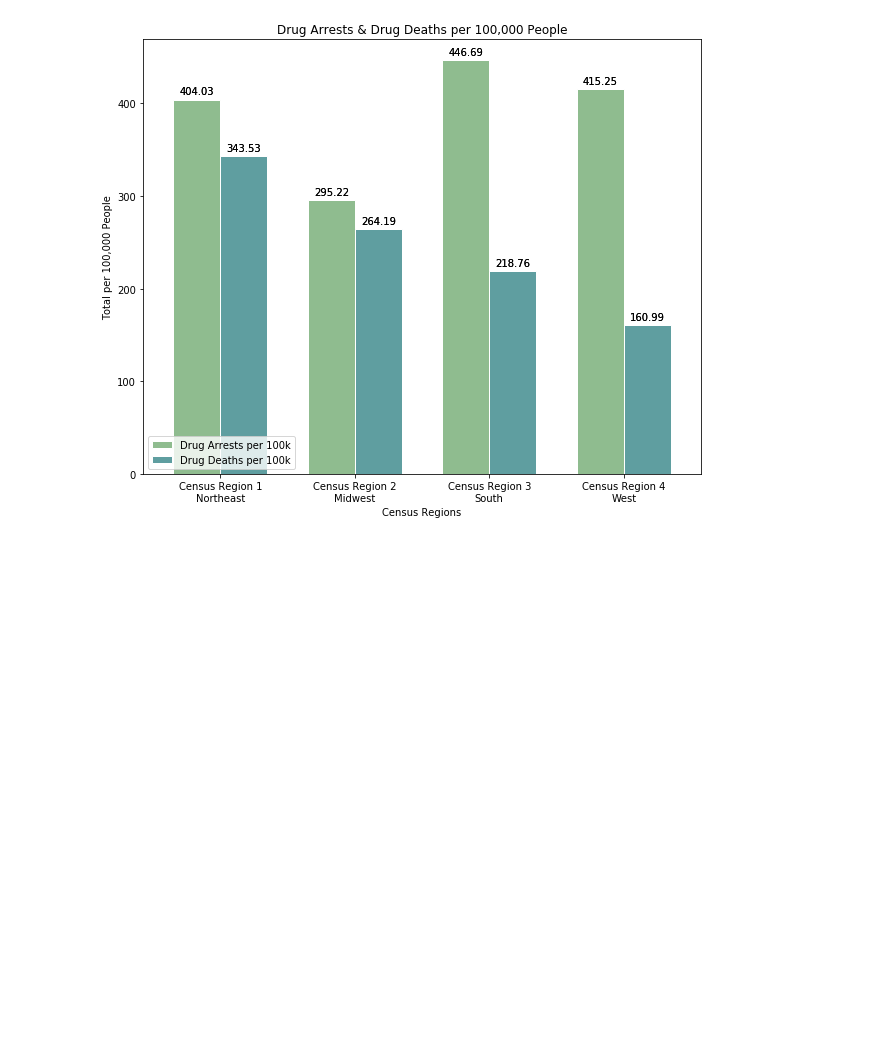
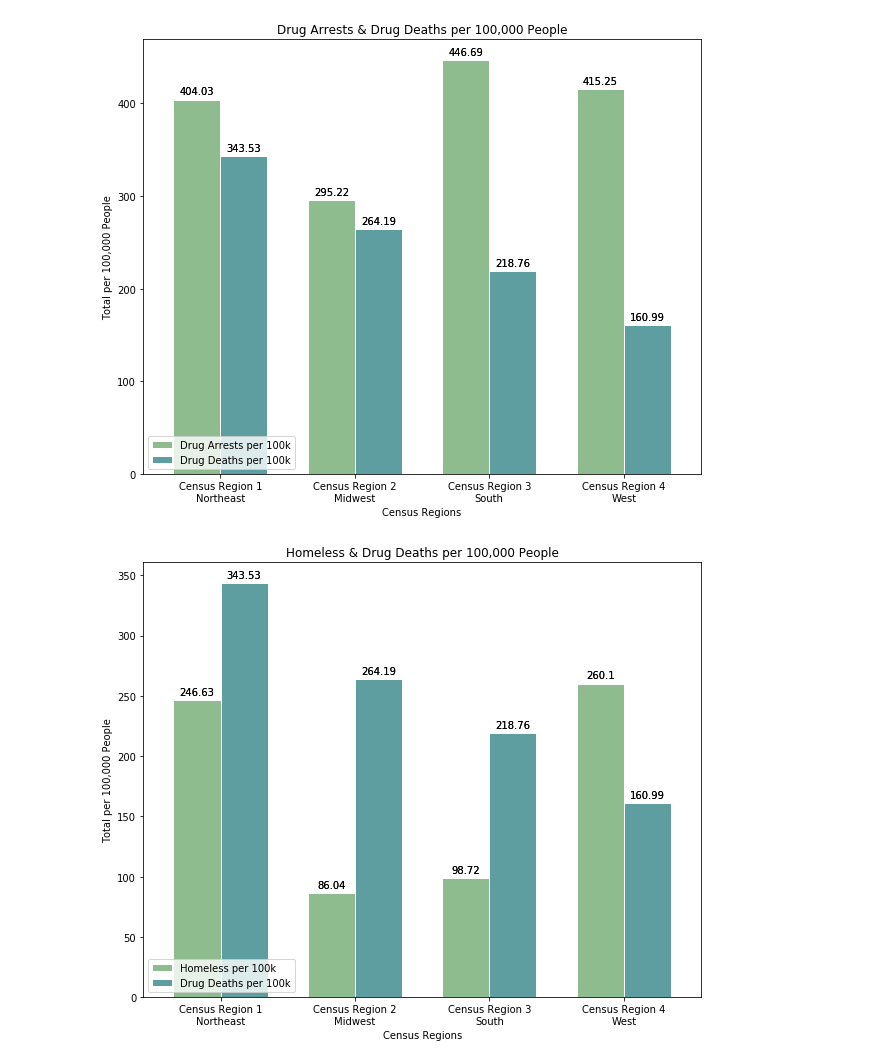
Before and after one commit to linmck/group_project_1, a Jupyter notebook: graphing.ipynb, the cells around one changed output. Cells and saved outputs as stored; diff of their text form; code cells hidden in the pictures; blank space fills up the shorter version.

Commit message:
Added in Homeless v. Drug Death bar chart

```diff
--- a/graphing.ipynb
+++ b/graphing.ipynb
@@ -198,3 +198,65 @@ autolabel(arrest_vals)
 autolabel(overdose_vals)
 # %% [output]
 [figure]
+# %%
+# Combine arrests, overdoses, and population data to get per capita data
+tot_homeless_pop_reg = reg_pivot.loc["Homeless Population"]
+tot_overdose_reg = reg_pivot.loc["Number of Drug Overdose Deaths"]
+tot_pop_reg = census_df.loc["Total population"]
+tot_pop_reg = pd.to_numeric(tot_pop_reg.str.replace(',',''), errors='coerce')
+homeless_overdose_pop = pd.DataFrame([tot_homeless_pop_reg, tot_overdose_reg, tot_pop_reg])
+
+#Calculate per capita data
+homeless_overdose_pop.loc["Homeless Per 100,000 People"] = ((homeless_overdose_pop.loc["Homeless Population"] / homeless_overdose_pop.loc["Total population"])*100000)
+homeless_overdose_pop.loc["Drug Deaths Per 100,000 People"] = ((homeless_overdose_pop.loc["Number of Drug Overdose Deaths"] / homeless_overdose_pop.loc["Total population"])*100000)
+homeless_v_overdose = homeless_overdose_pop.drop({"Homeless Population","Total population", "Number of Drug Overdose Deaths"})
+homeless_v_overdose = homeless_v_overdose.round(2)
+
+# Data to plot
+width = .35
+x_axis1 = np.arange(len(homeless_v_overdose.columns))
+x_axis2 = [x + (width) for x in x_axis1]
+homeless = homeless_v_overdose.iloc[0]
+overdose = homeless_v_overdose.iloc[1]
+homeless_vals = homeless[1].tolist()
+overdose_vals = overdose[1].tolist()
+regions = ["Census Region 1\nNortheast", "Census Region 2\nMidwest", "Census Region 3\nSouth", "Census Region 4\nWest"]
+
+# # Create figure where data will be plotted
+fig1, homeless_ax1 = plt.subplots(figsize=(10, 8))
+
+# Pull in both data series
+p1 = homeless_ax1.bar(x_axis1, homeless, width, color="darkseagreen", edgecolor='white', label = "Homeless per 100k")
+p2 = homeless_ax1.bar(x_axis2, overdose, width, color="cadetblue", edgecolor='white', label = "Drug Deaths per 100k")
+
+# Format chart
+homeless_ax1.set(title="Homeless & Drug Deaths per 100,000 People")
+tick_locations = [value + (width/2) for value in x_axis1]
+plt.xticks(tick_locations, regions)
+plt.xlim(-0.40, len(x_axis1)-.25)
+plt.xlabel("Census Regions")
+plt.ylabel("Total per 100,000 People")
+plt.legend(loc="lower left")
+
+#Add data label label above each bar
+def autolabel(rects):
+
+    for rect in p1:
+        height = rect.get_height()
+        homeless_ax1.annotate('{}'.format(height),
+                    xy=(rect.get_x() + rect.get_width() / 2, height),
+                    xytext=(0, 3),  # 3 points vertical offset
+                    textcoords="offset points",
+                    ha='center', va='bottom')
+    for rect in p2:
+        height = rect.get_height()
+        homeless_ax1.annotate('{}'.format(height),
+                    xy=(rect.get_x() + rect.get_width() / 2, height),
+                    xytext=(0, 3),  # 3 points vertical offset
+                    textcoords="offset points",
+                    ha='center', va='bottom')
+
+autolabel(homeless_vals)
+autolabel(overdose_vals)
+# %% [output]
+[figure, added]
```
